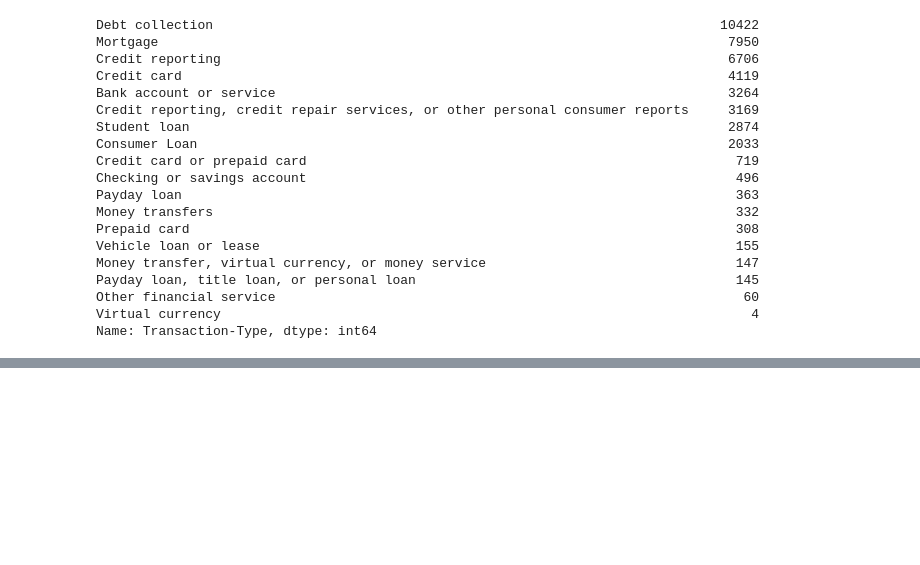
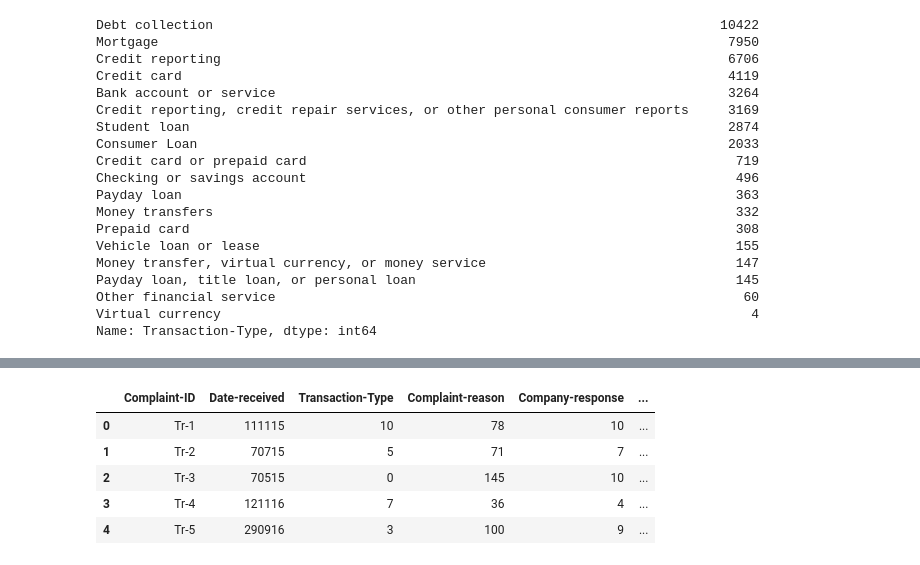
Before and after one commit to arvind0417/ML_Projects, a Jupyter notebook: BW_2019/Prediction_Problem.ipynb, the cells around one changed output, grey strips where cells are left out. Saved outputs shown, nothing was run; the diff lists cells and outputs as text; code cells hidden in the pictures; blank space fills up the shorter version.

```diff
--- a/BW_2019/Prediction_Problem.ipynb
+++ b/BW_2019/Prediction_Problem.ipynb
@@ -248,0 +250,9 @@ fit = train_data[["Transaction-Type", "Complaint-reason", "Consumer-disputes", ]
+# %%
+train_data.head()
+# %% [output]
+|  | Complaint-ID | Date-received | Transaction-Type | Complaint-reason | Company-response | ... |
+| 0 | Tr-1 | 111115 | 10 | 78 | 10 | ... |
+| 1 | Tr-2 | 70715 | 5 | 71 | 7 | ... |
+| 2 | Tr-3 | 70515 | 0 | 145 | 10 | ... |
+| 3 | Tr-4 | 121116 | 7 | 36 | 4 | ... |
+| 4 | Tr-5 | 290916 | 3 | 100 | 9 | ... |
```
Also changed, not shown: parts of 45 cells of this notebook.
